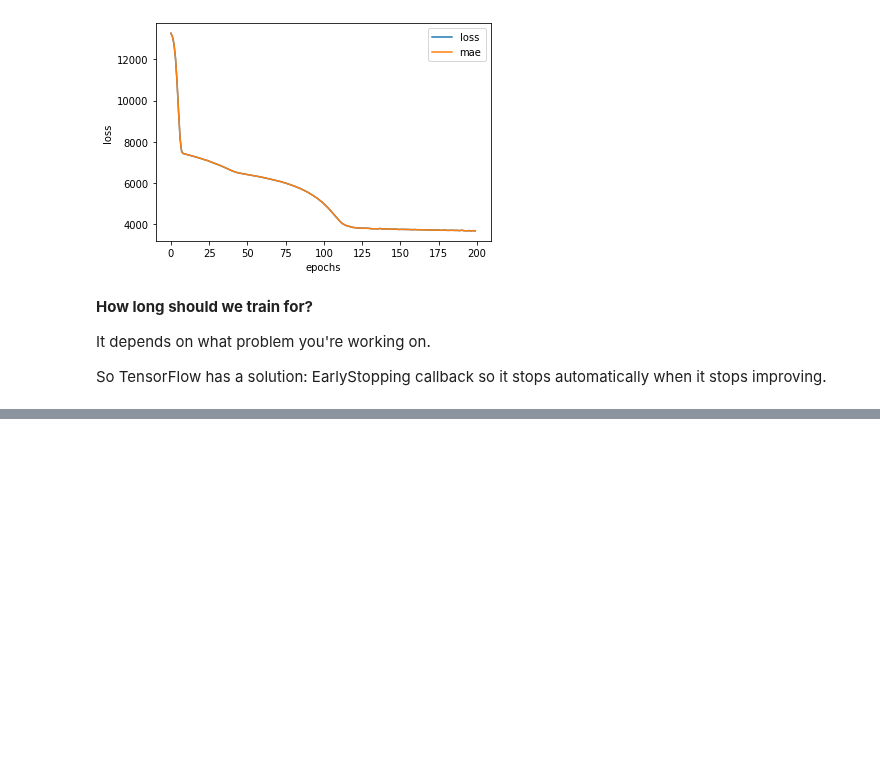
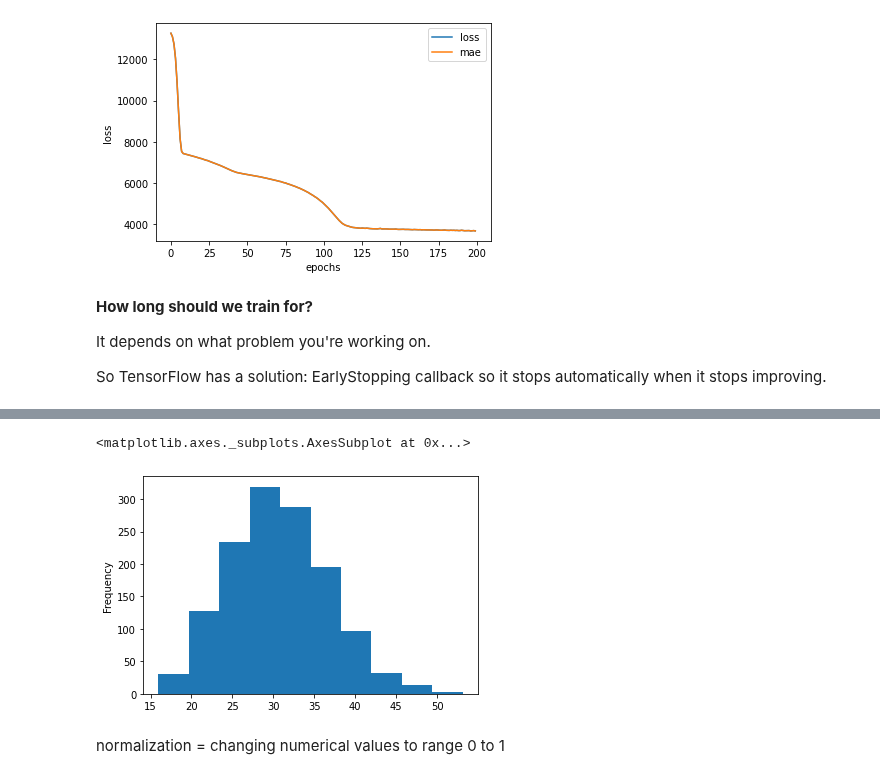
Before and after one commit to oceane-sailorin/tensorflow-exercises, a Jupyter notebook: neural_network/1_neural_network_regression.ipynb, the cells around one changed output, grey strips where cells are left out. Saved outputs shown, nothing was run; the diff lists cells and outputs as text; code cells hidden in the pictures; blank space fills up the shorter version.

Commit message:
normalization

```diff
--- a/neural_network/1_neural_network_regression.ipynb
+++ b/neural_network/1_neural_network_regression.ipynb
@@ -1134,0 +1159,7 @@ So TensorFlow has a solution: EarlyStopping callback so it stops automatically w
+# %%
+X["bmi"].plot(kind="hist")
+# %% [output]
+<matplotlib.axes._subplots.AxesSubplot at 0x...>
+[figure, added]
+# %% [markdown]
+normalization = changing numerical values to range 0 to 1
```
Also changed, not shown: parts of 14 cells of this notebook.
